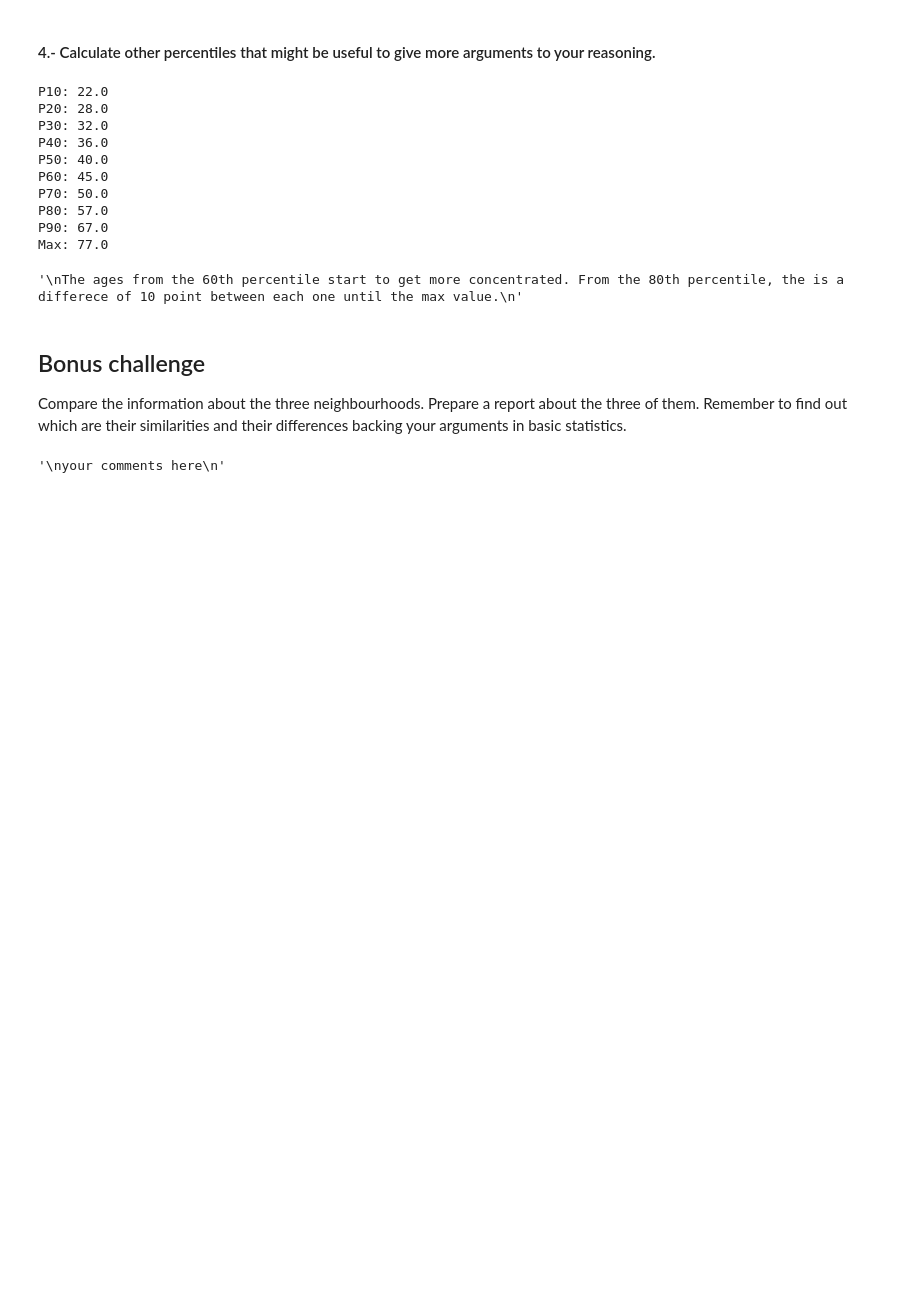
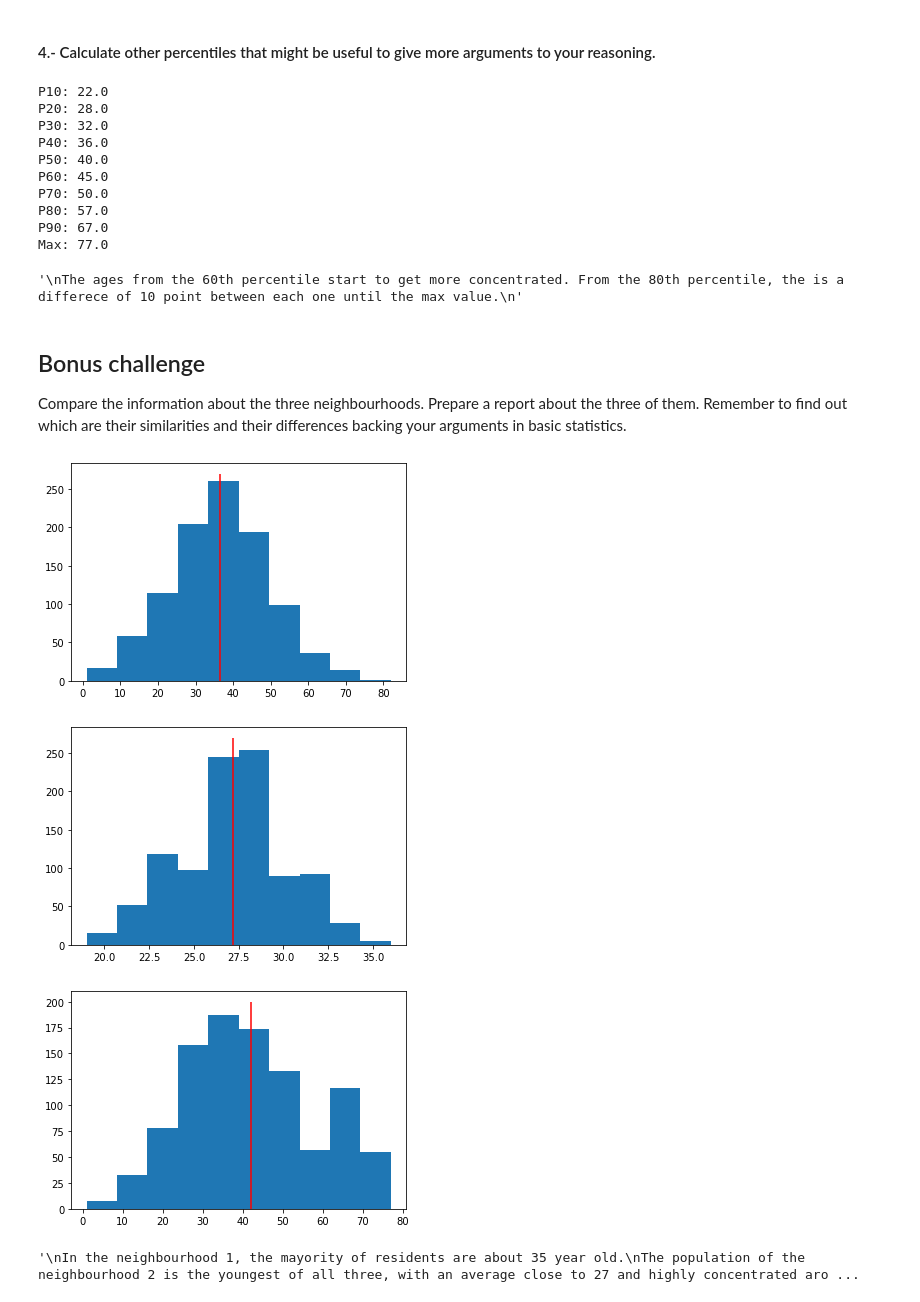
Before and after one commit to ta-data-lis/Descriptive-Stats, a Jupyter notebook: your-code/main.ipynb, the cells around one changed output. Drawn from its saved outputs; the diff is of its cells as text; code cells hidden in the pictures; blank space fills up the shorter version.

```diff
--- a/your-code/main.ipynb
+++ b/your-code/main.ipynb
@@ -346,6 +344,23 @@ Compare the information about the three neighbourhoods. Prepare a report about t
-# %%
-"""
-your comments here
-"""
-# %% [output]
-'\nyour comments here\n'
+# %%
+# your code here
+plt.hist(ages)
+plt.vlines([np.mean(ages['observation'])], ymin=0, ymax=270, colors='r')
+plt.show()
+plt.hist(ages2)
+plt.vlines([np.mean(ages2['observation'])], ymin=0, ymax=270, colors='r')
+plt.show()
+plt.hist(ages3)
+plt.vlines([np.mean(ages3['observation'])], ymin=0, ymax=200, colors='r')
+plt.show()
+# %% [output]
+[figure, added]
+[figure, added]
+[figure, added]
+# %%
+"""
+In the neighbourhood 1, the mayority of residents are about 35 year old.
+The population of the neighbourhood 2 is the youngest of all three, with an average close to 27 and highly concentrated around that number.
+The neighbourhood 3 is the oldest, the distribution is negatively skewed and it has the highest average age.
+"""
+# %% [output]
+'\nIn the neighbourhood 1, the mayority of residents are about 35 year old.\nThe population of the neighbourhood 2 is the youngest of all three, with an average close to 27 and highly concentrated aro ...
```
Also changed, not shown: parts of 1 cell of this notebook.
